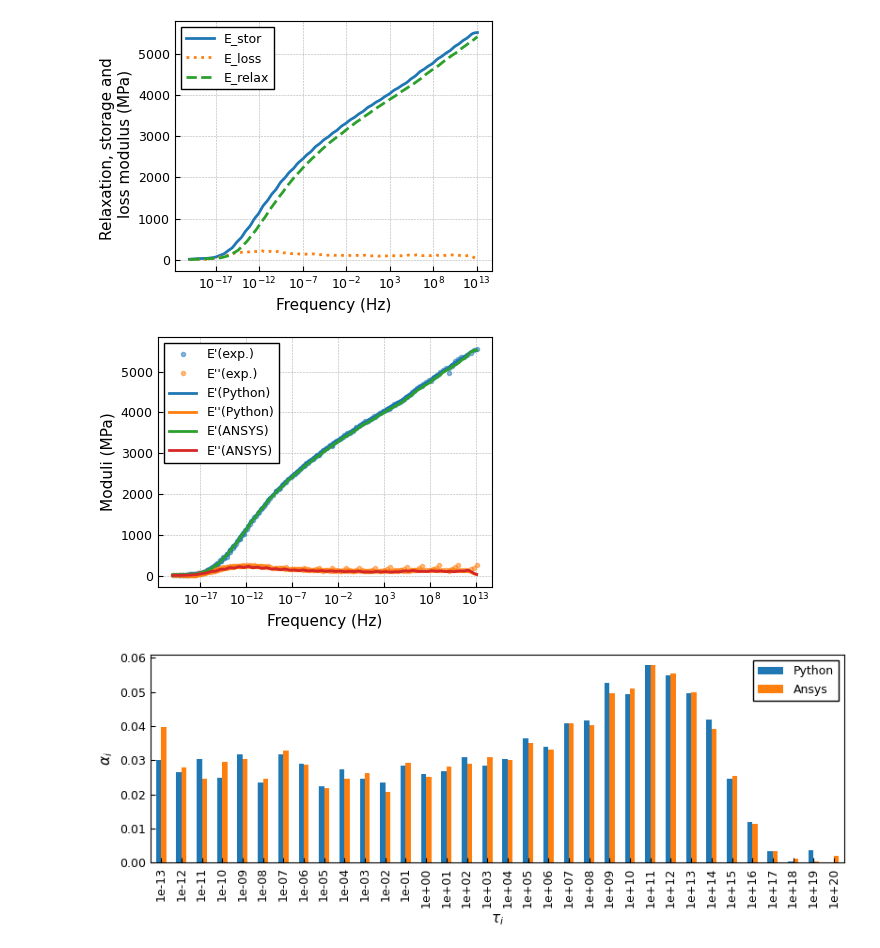
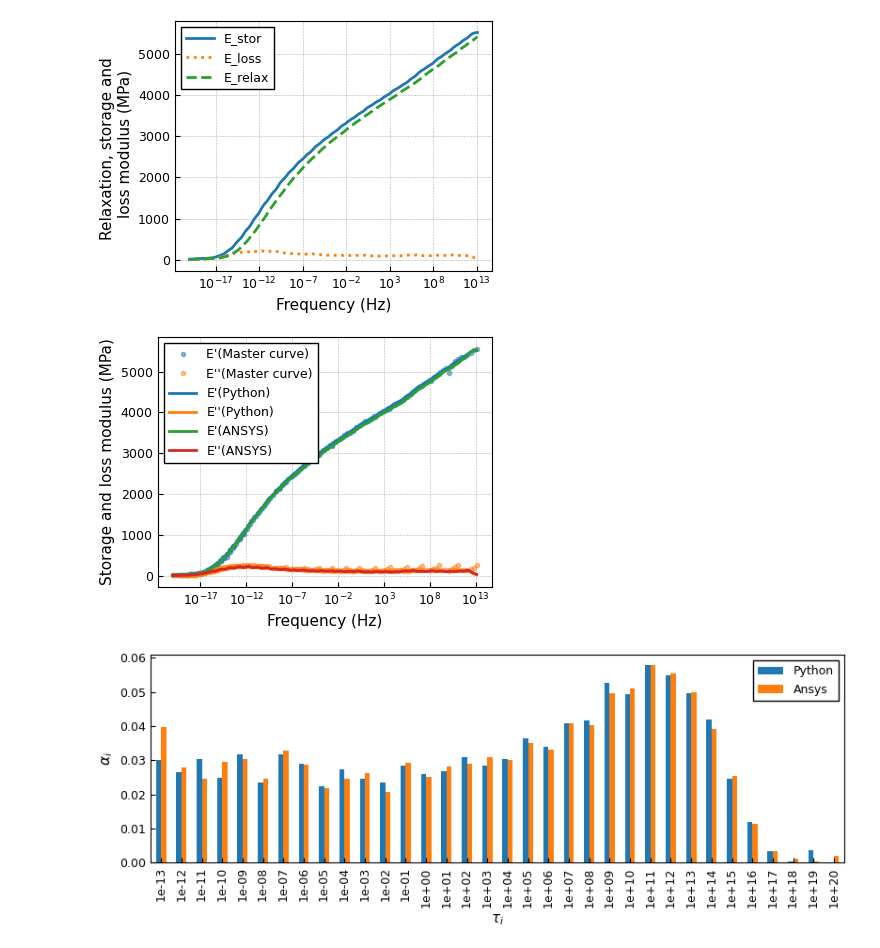
Before and after one commit to NREL/pyvisco, a Jupyter notebook: verification/verify_freq_raw.ipynb, the cells around one changed output. Saved outputs shown, nothing was run; the diff lists cells and outputs as text; code cells hidden in the pictures.

```diff
--- a/verification/verify_freq_raw.ipynb
+++ b/verification/verify_freq_raw.ipynb
@@ -10,12 +10,13 @@ styles.format_fig()
 ## Raw measurement data in frequency domain
 # %%
 #Load Eplexor raw measurement data
+modul = 'E'
 epl_raw = visco.load.file('./freq_raw/freq_Eplexor_raw.xls')
-df_raw, arr_RefT = visco.load.Eplexor_raw(epl_raw)
+df_raw, arr_RefT, units = visco.load.Eplexor_raw(epl_raw, modul)
 
 #Load user provided aT
 RefT = -5
-shift = visco.load.file('./freq_raw/freq_Eplexor_raw_aT.csv')
+shift = visco.load.file('./freq_raw/freq_Eplexor_raw__shift_factors.csv')
 df_aT = visco.load.user_shift(shift)
 
 #Or use shift algorithmn from this notebook (uncomment following line)
@@ -29,9 +30,9 @@ fig_master_shift = visco.master.plot_shift(df_raw, df_master)
 # %%
 #Shift functions
 df_WLF = visco.shift.fit_WLF(df_master.RefT, df_aT)
-df_poly = visco.shift.fit_poly(df_aT)
+df_poly_C, df_poly_K = visco.shift.fit_poly(df_aT)
 
-fig_shift, df_shift = visco.shift.plot(df_aT, df_WLF, df_poly)
+fig_shift, df_shift = visco.shift.plot(df_aT, df_WLF, df_poly_C)
 # %% [output]
 [figure]
 # %%
@@ -61,12 +62,12 @@ fig_GMaxw = visco.prony.plot_GMaxw(df_GMaxw);
 # %%
 #Compare Python fit with ANSYS APDL
 df_prony_ANSYS = visco.verify.load_prony_ANSYS('./freq_raw/prony_terms.MPL')
 prony_ANSYS = visco.verify.prep_prony_ANSYS(df_prony_ANSYS, prony)
 nprony = prony_ANSYS['df_terms'].shape[0]
 df_GMaxw_ANSYS = visco.prony.calc_GMaxw(**prony_ANSYS, decades = nprony)
-fig_fit_ANSYS = visco.verify.plot_fit_ANSYS(df_master, df_GMaxw, df_GMaxw_ANSYS)
+fig_fit_ANSYS = visco.verify.plot_fit_ANSYS(df_master, df_GMaxw, df_GMaxw_ANSYS, units)
 # %% [output]
-[figure, old version]
+[figure, new version]
 # %%
 fig_coeff = visco.prony.plot_param([prony, prony_ANSYS], ['Python', 'Ansys'])
 # %% [output]
```
Also changed, not shown: parts of 5 cells of this notebook, 16 other files.
